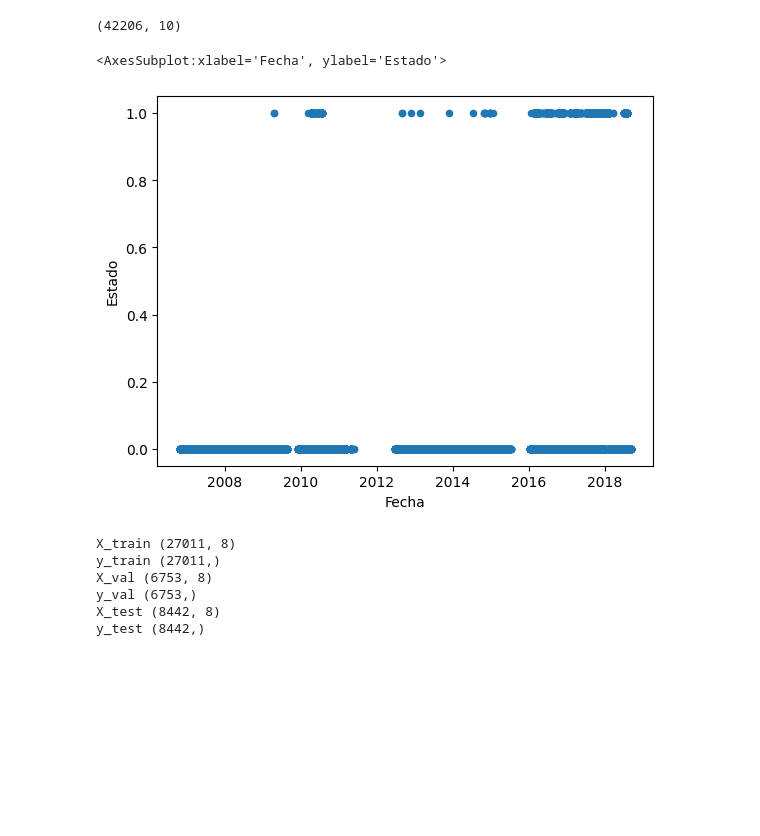
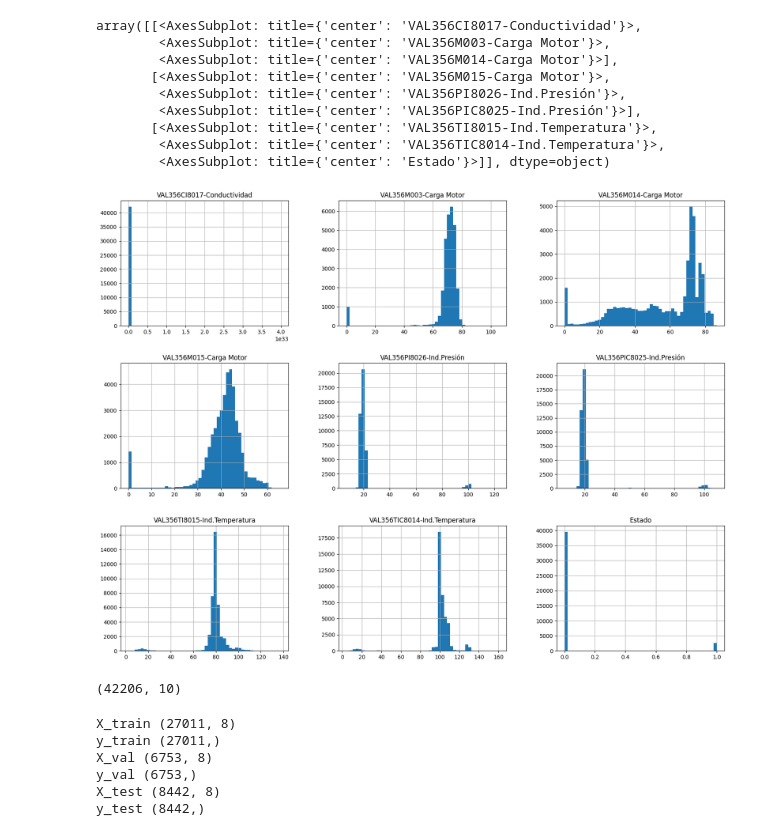
Before and after one commit to rafaelsqueiroz/big_data_analytics_extension_course, a Jupyter notebook: reboiler_binary_classifier.ipynb, the cells around one changed output. Saved outputs shown, nothing was run; the diff lists cells and outputs as text; code cells hidden in the pictures; blank space fills up the shorter version.

```diff
--- a/reboiler_binary_classifier.ipynb
+++ b/reboiler_binary_classifier.ipynb
@@ -116,12 +195,21 @@ r_pandas.head()
+# %%
+%matplotlib inline
+r_pandas.hist(bins=50, figsize=(20,15))
+# %% [output]
+array([[<AxesSubplot: title={'center': 'VAL356CI8017-Conductividad'}>,
+        <AxesSubplot: title={'center': 'VAL356M003-Carga Motor'}>,
+        <AxesSubplot: title={'center': 'VAL356M014-Carga Motor'}>],
+       [<AxesSubplot: title={'center': 'VAL356M015-Carga Motor'}>,
+        <AxesSubplot: title={'center': 'VAL356PI8026-Ind.Presión'}>,
+        <AxesSubplot: title={'center': 'VAL356PIC8025-Ind.Presión'}>],
+       [<AxesSubplot: title={'center': 'VAL356TI8015-Ind.Temperatura'}>,
+        <AxesSubplot: title={'center': 'VAL356TIC8014-Ind.Temperatura'}>,
+        <AxesSubplot: title={'center': 'Estado'}>]], dtype=object)
+[figure, added]
 # %%
 r_pandas.shape
 # %% [output]
 (42206, 10)
-# %%
-r_pandas.plot.scatter(x='Fecha', y='Estado')
-# %% [output]
-<AxesSubplot:xlabel='Fecha', ylabel='Estado'>
-[figure, removed]
 # %%
 X_train, y_train, X_val, y_val, X_test, y_test = r.split_data(r_pandas)
 # %%
```
Also changed, not shown: parts of 13 cells of this notebook, 5 other files.
